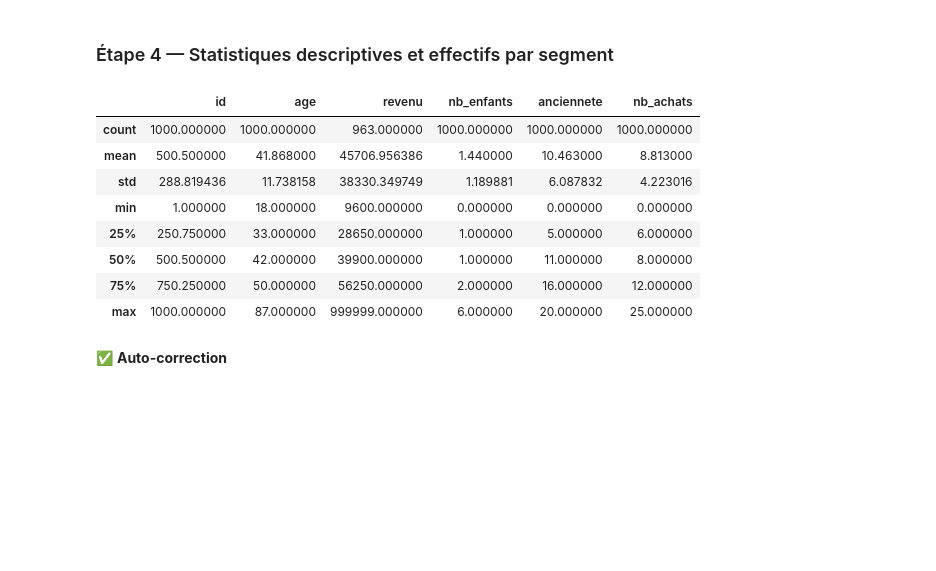
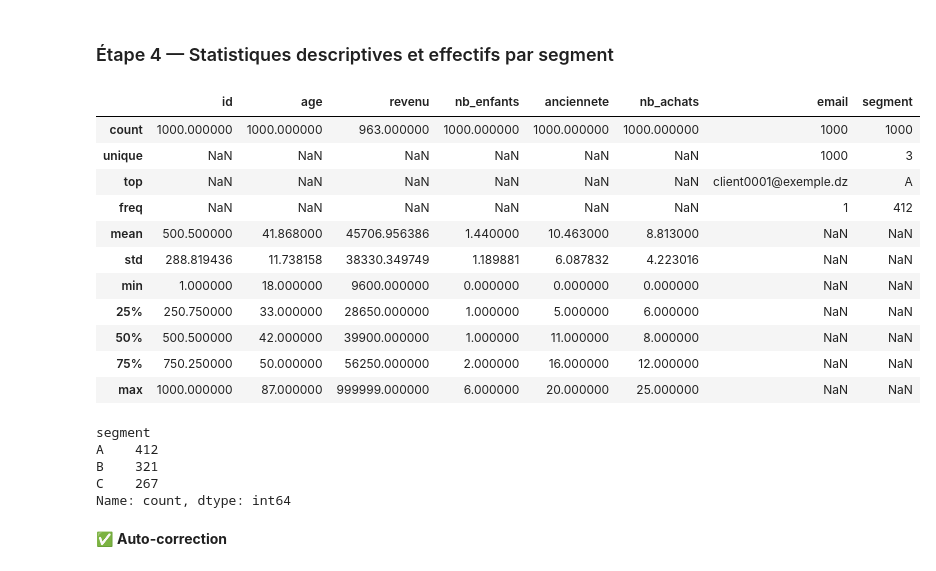
Before and after one commit to Nate1045/ADD-TP, a Jupyter notebook: TP1_clients_etudiant.ipynb, the cells around one changed output. Cells and saved outputs as stored; diff of their text form; code cells hidden in the pictures; blank space fills up the shorter version.

```diff
--- a/TP1_clients_etudiant.ipynb
+++ b/TP1_clients_etudiant.ipynb
@@ -192,20 +189,29 @@ print("✅ Étape 3 correcte")
 ### Étape 4 — Statistiques descriptives et effectifs par segment
 # %%
 # TODO : statistiques descriptives de toutes les colonnes (numériques ET catégorielles)
-df.describe()
+df.describe(include='all')
 # %% [output]
-|  | id | age | revenu | nb_enfants | anciennete | nb_achats |
-| count | 1000.000000 | 1000.000000 | 963.000000 | 1000.000000 | 1000.000000 | 1000.000000 |
-| mean | 500.500000 | 41.868000 | 45706.956386 | 1.440000 | 10.463000 | 8.813000 |
-| std | 288.819436 | 11.738158 | 38330.349749 | 1.189881 | 6.087832 | 4.223016 |
-| min | 1.000000 | 18.000000 | 9600.000000 | 0.000000 | 0.000000 | 0.000000 |
-| 25% | 250.750000 | 33.000000 | 28650.000000 | 1.000000 | 5.000000 | 6.000000 |
-| 50% | 500.500000 | 42.000000 | 39900.000000 | 1.000000 | 11.000000 | 8.000000 |
-| 75% | 750.250000 | 50.000000 | 56250.000000 | 2.000000 | 16.000000 | 12.000000 |
-| max | 1000.000000 | 87.000000 | 999999.000000 | 6.000000 | 20.000000 | 25.000000 |
+|  | id | age | revenu | nb_enfants | anciennete | nb_achats | email | segment |
+| count | 1000.000000 | 1000.000000 | 963.000000 | 1000.000000 | 1000.000000 | 1000.000000 | 1000 | 1000 |
+| unique | NaN | NaN | NaN | NaN | NaN | NaN | 1000 | 3 |
+| top | NaN | NaN | NaN | NaN | NaN | NaN | client0001@exemple.dz | A |
+| freq | NaN | NaN | NaN | NaN | NaN | NaN | 1 | 412 |
+| mean | 500.500000 | 41.868000 | 45706.956386 | 1.440000 | 10.463000 | 8.813000 | NaN | NaN |
+| std | 288.819436 | 11.738158 | 38330.349749 | 1.189881 | 6.087832 | 4.223016 | NaN | NaN |
+| min | 1.000000 | 18.000000 | 9600.000000 | 0.000000 | 0.000000 | 0.000000 | NaN | NaN |
+| 25% | 250.750000 | 33.000000 | 28650.000000 | 1.000000 | 5.000000 | 6.000000 | NaN | NaN |
+| 50% | 500.500000 | 42.000000 | 39900.000000 | 1.000000 | 11.000000 | 8.000000 | NaN | NaN |
+| 75% | 750.250000 | 50.000000 | 56250.000000 | 2.000000 | 16.000000 | 12.000000 | NaN | NaN |
+| max | 1000.000000 | 87.000000 | 999999.000000 | 6.000000 | 20.000000 | 25.000000 | NaN | NaN |
 # %%
-effectifs = ...   # TODO : value_counts sur la colonne segment
+effectifs = df['segment'].value_counts() # TODO : value_counts sur la colonne segment
 effectifs
+# %% [output]
+segment
+A    412
+B    321
+C    267
+Name: count, dtype: int64
 # %% [markdown]
 ✅ **Auto-correction**
 # %%
```
Also changed, not shown: parts of 16 cells of this notebook.
